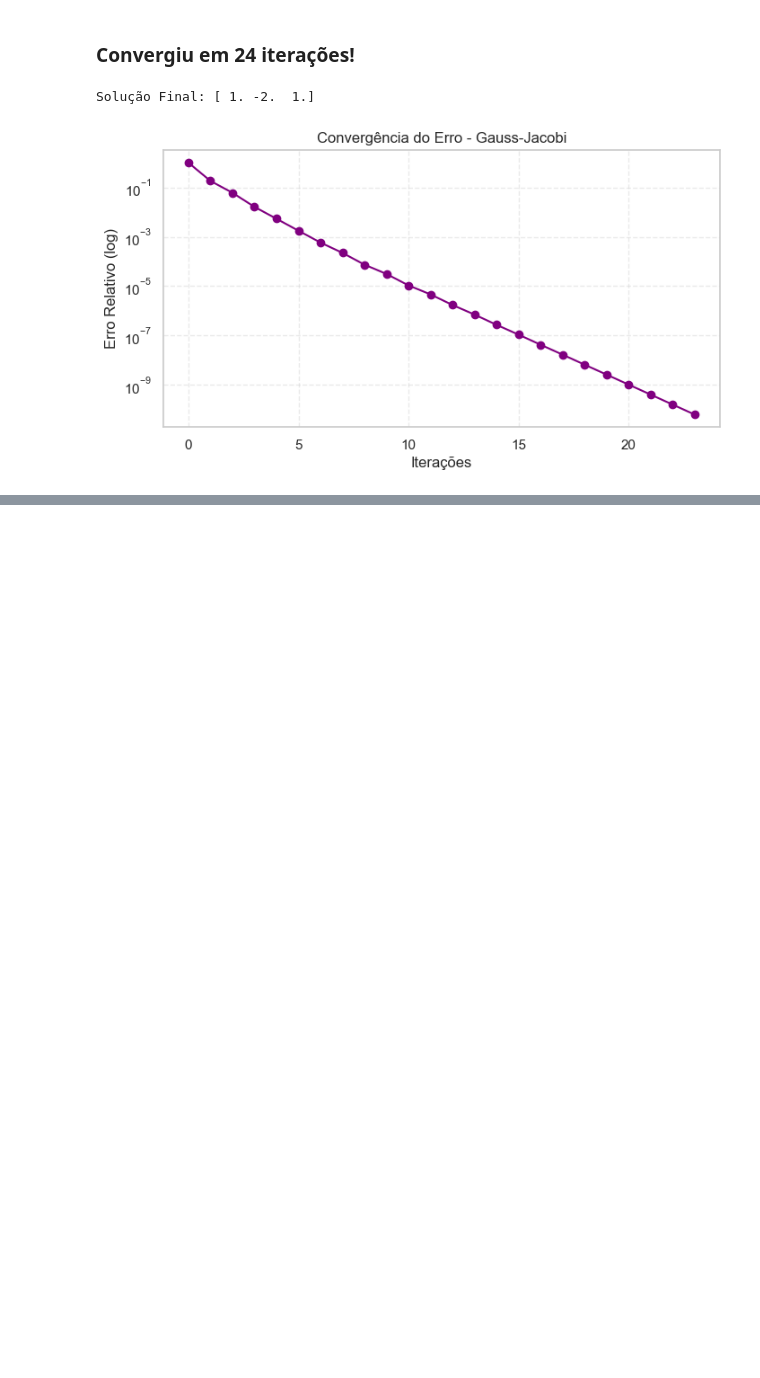
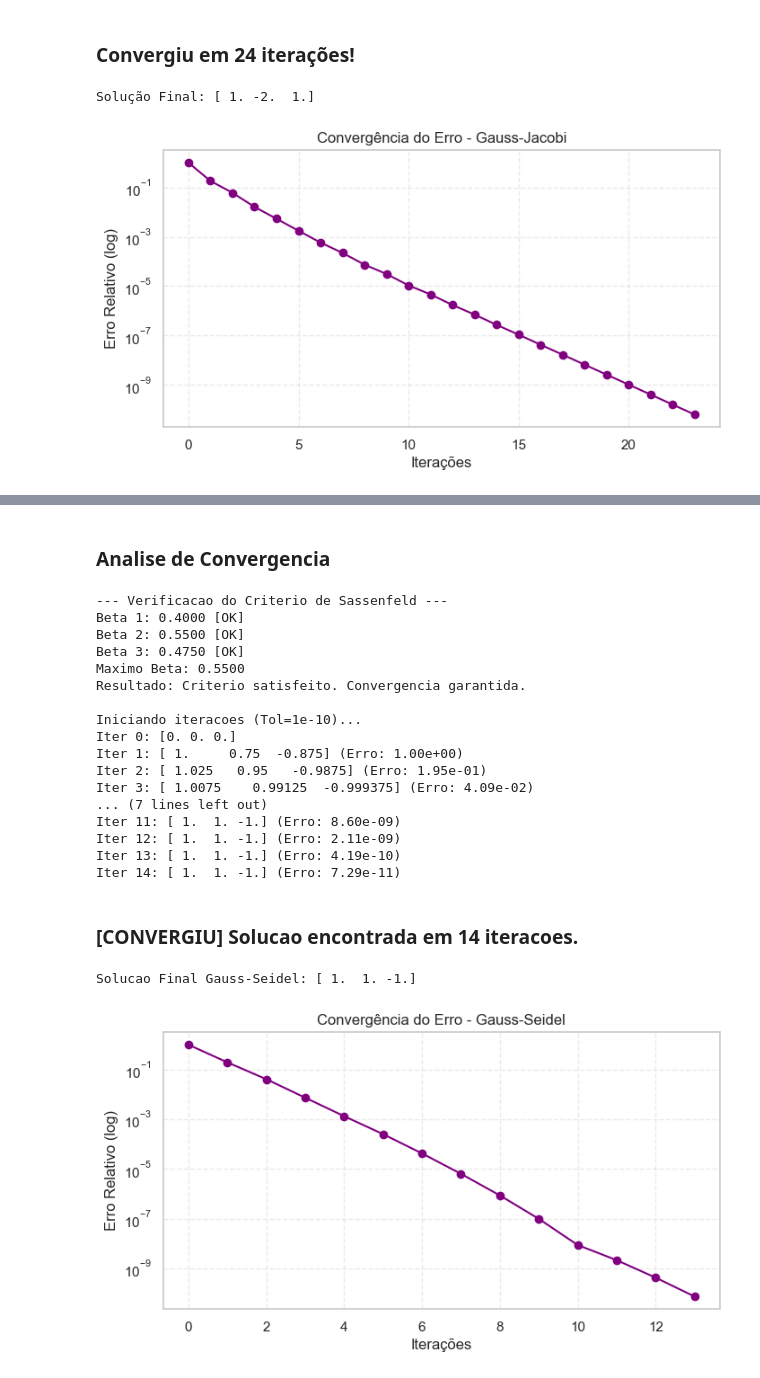
Before and after one commit to reali-705/matematica_computacional, a Jupyter notebook: atividades/atividade2-2.ipynb, the cells around one changed output, grey strips where cells are left out. Drawn from its saved outputs; the diff is of its cells as text; code cells hidden in the pictures; blank space fills up the shorter version.

Commit message:
wip: metodo interativo de gauss-seidel

```diff
--- a/atividades/atividade2-2.ipynb
+++ b/atividades/atividade2-2.ipynb
@@ -1017,0 +1114,45 @@ Solução Final: [ 1. -2.  1.]
+# %%
+# --- CONFIGURACAO ---
+# Dados do Exemplo 14 (Ruggiero & Lopes)
+# Sistema 3x3 para teste de Sassenfeld
+A_exemplo_14 = np.array([
+    [5, 1, 1],
+    [3, 4, 1],
+    [3, 3, 6]
+], dtype=float)
+
+b_exemplo_14 = np.array([5, 6, 0], dtype=float)
+
+# Chute Inicial (Vetor nulo)
+x0 = np.zeros(3)
+
+# --- EXECUCAO ---
+solucao_seidel, erros_seidel = resolver_gauss_seidel(A_exemplo_14, b_exemplo_14, x0)
+
+print(f"\nSolucao Final Gauss-Seidel: {solucao_seidel}")
+
+# Comparativo visual (Se quiser reutilizar a funcao de plotagem anterior)
+if 'plotar_convergencia' in globals():
+    plotar_convergencia(erros_seidel, "Gauss-Seidel")
+# %% [output]
+### Analise de Convergencia
+--- Verificacao do Criterio de Sassenfeld ---
+Beta 1: 0.4000 [OK]
+Beta 2: 0.5500 [OK]
+Beta 3: 0.4750 [OK]
+Maximo Beta: 0.5500
+Resultado: Criterio satisfeito. Convergencia garantida.
+
+Iniciando iteracoes (Tol=1e-10)...
+Iter 0: [0. 0. 0.]
+Iter 1: [ 1.     0.75  -0.875] (Erro: 1.00e+00)
+Iter 2: [ 1.025   0.95   -0.9875] (Erro: 1.95e-01)
+Iter 3: [ 1.0075    0.99125  -0.999375] (Erro: 4.09e-02)
+... (7 lines left out)
+Iter 11: [ 1.  1. -1.] (Erro: 8.60e-09)
+Iter 12: [ 1.  1. -1.] (Erro: 2.11e-09)
+Iter 13: [ 1.  1. -1.] (Erro: 4.19e-10)
+Iter 14: [ 1.  1. -1.] (Erro: 7.29e-11)
+### [CONVERGIU] Solucao encontrada em 14 iteracoes.
+Solucao Final Gauss-Seidel: [ 1.  1. -1.]
+[figure, added]
```
Also changed, not shown: parts of 4 cells of this notebook.
